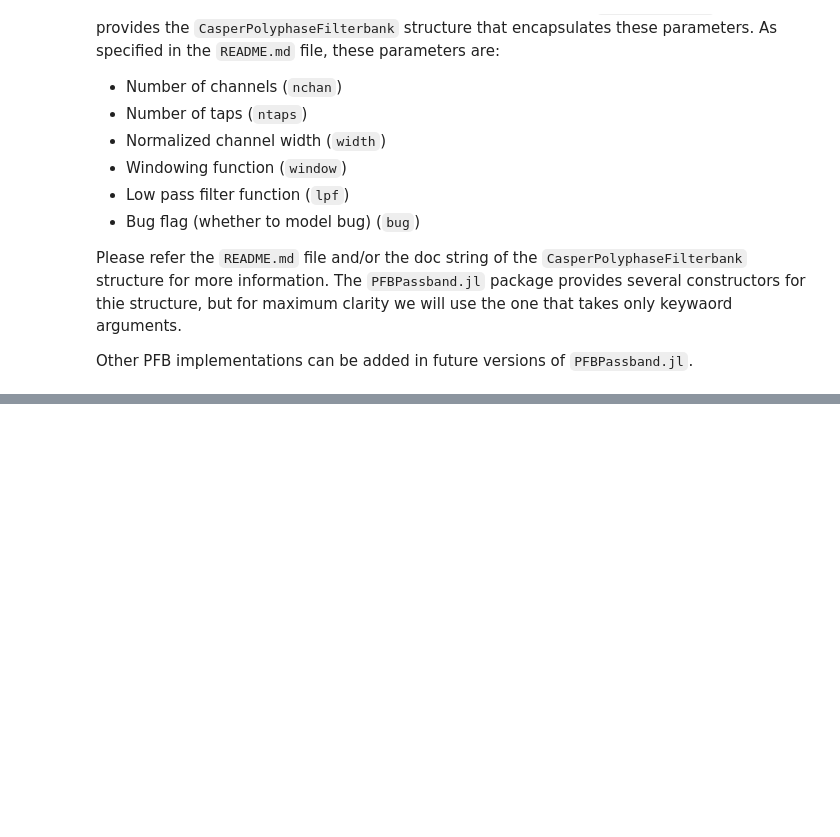
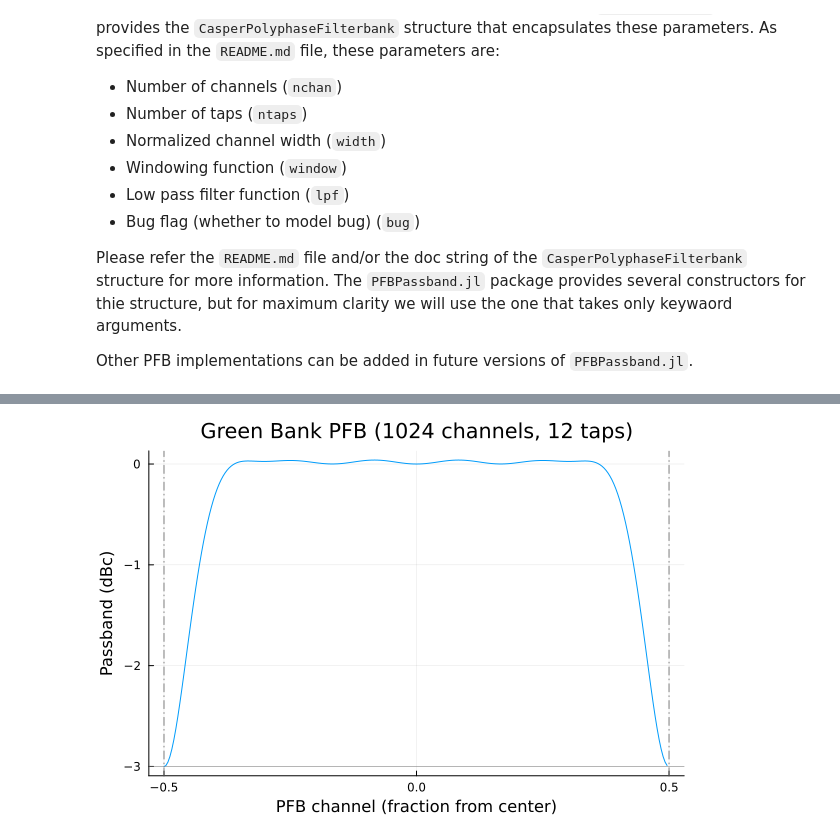
Before and after one commit to david-macmahon/PFBPassband.jl, a Jupyter notebook: notebooks/02_PFBPassband.ipynb, the cells around one changed output, grey strips where cells are left out. Cells and saved outputs as stored; diff of their text form; code cells hidden in the pictures; blank space fills up the shorter version.

```diff
--- a/notebooks/02_PFBPassband.ipynb
+++ b/notebooks/02_PFBPassband.ipynb
@@ -121,0 +208,12 @@ UndefVarError: UndefVarError: `coeffcache` not defined
+# %%
+gbtpfb = CasperPolyphaseFilterbank(nchan=1024, ntaps=12, bug=true)
+gbtpb = passband(gbtpfb, nfine)
+plot(xx, 10log10.(gbtpb), legend=false,
+    title="Green Bank PFB (1024 channels, 12 taps)",
+    xlabel="PFB channel (fraction from center)", xticks=[-0.5,0,0.5],
+    ylabel="Passband (dBc)"
+)
+vline!([-0.5, 0.5], lc=:gray, ls=:dashdot, primary=false)
+hline!([-3], lc=:gray, lw=0.5, primary=false)
+# %% [output]
+[figure, added]
```
Also changed, not shown: parts of 14 cells of this notebook.
